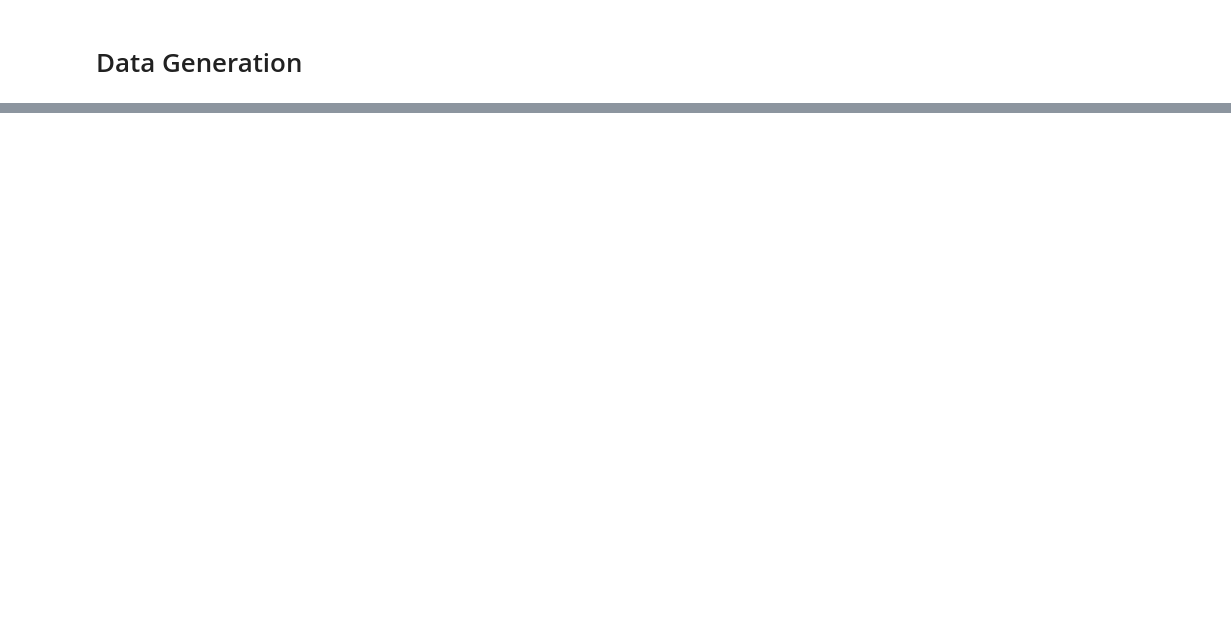
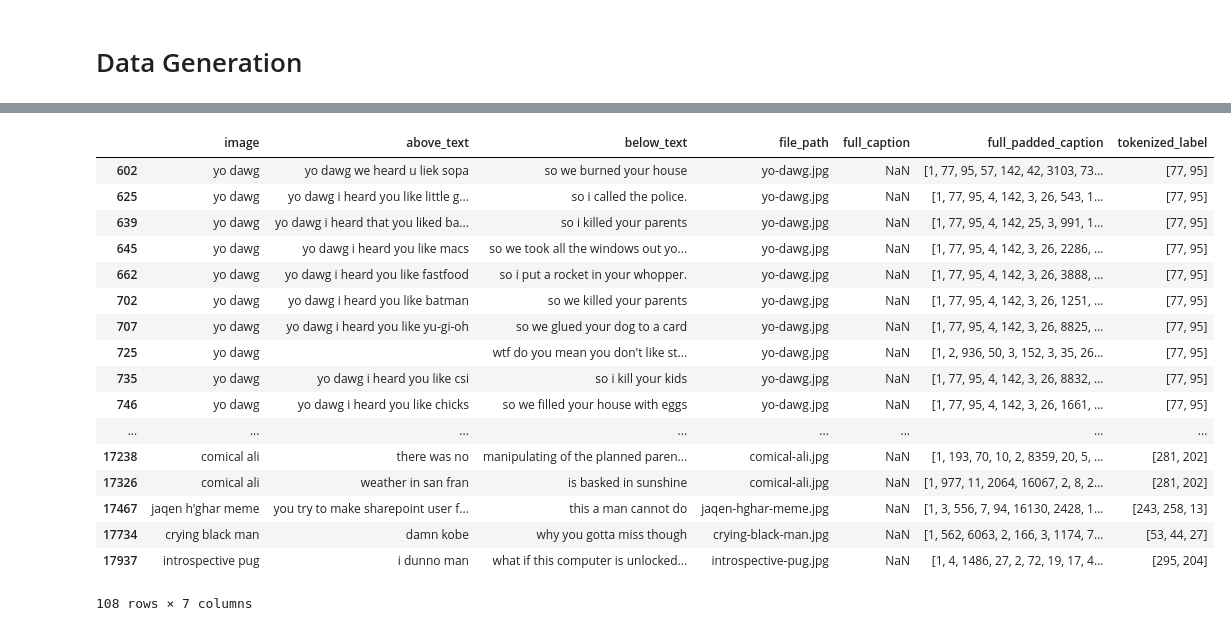
Before and after one commit to NicholasStern/E, a Jupyter notebook: nick/meme_model.ipynb, the cells around one changed output, grey strips where cells are left out. Cells and saved outputs as stored; diff of their text form; code cells hidden in the pictures; blank space fills up the shorter version.

```diff
--- a/nick/meme_model.ipynb
+++ b/nick/meme_model.ipynb
@@ -344,0 +373,21 @@ inference(meme_model, pred_image, im_label, idx2word, greedy=False)
+# %%
+captions.iloc[np.where(captions.full_caption.isna())[0]]
+# %% [output]
+|  | image | above_text | below_text | file_path | full_caption | full_padded_caption | tokenized_label |
+| 602 | yo dawg | yo dawg we heard u liek sopa | so we burned your house | yo-dawg.jpg | NaN | [1, 77, 95, 57, 142, 42, 3103, 73... | [77, 95] |
+| 625 | yo dawg | yo dawg i heard you like little g... | so i called the police. | yo-dawg.jpg | NaN | [1, 77, 95, 4, 142, 3, 26, 543, 1... | [77, 95] |
+| 639 | yo dawg | yo dawg i heard that you liked ba... | so i killed your parents | yo-dawg.jpg | NaN | [1, 77, 95, 4, 142, 25, 3, 991, 1... | [77, 95] |
+| 645 | yo dawg | yo dawg i heard you like macs | so we took all the windows out yo... | yo-dawg.jpg | NaN | [1, 77, 95, 4, 142, 3, 26, 2286, ... | [77, 95] |
+| 662 | yo dawg | yo dawg i heard you like fastfood | so i put a rocket in your whopper. | yo-dawg.jpg | NaN | [1, 77, 95, 4, 142, 3, 26, 3888, ... | [77, 95] |
+| 702 | yo dawg | yo dawg i heard you like batman | so we killed your parents | yo-dawg.jpg | NaN | [1, 77, 95, 4, 142, 3, 26, 1251, ... | [77, 95] |
+| 707 | yo dawg | yo dawg i heard you like yu-gi-oh | so we glued your dog to a card | yo-dawg.jpg | NaN | [1, 77, 95, 4, 142, 3, 26, 8825, ... | [77, 95] |
+| 725 | yo dawg |  | wtf do you mean you don't like st... | yo-dawg.jpg | NaN | [1, 2, 936, 50, 3, 152, 3, 35, 26... | [77, 95] |
+| 735 | yo dawg | yo dawg i heard you like csi | so i kill your kids | yo-dawg.jpg | NaN | [1, 77, 95, 4, 142, 3, 26, 8832, ... | [77, 95] |
+| 746 | yo dawg | yo dawg i heard you like chicks | so we filled your house with eggs | yo-dawg.jpg | NaN | [1, 77, 95, 4, 142, 3, 26, 1661, ... | [77, 95] |
+| ... | ... | ... | ... | ... | ... | ... | ... |
+| 17238 | comical ali | there was no | manipulating of the planned paren... | comical-ali.jpg | NaN | [1, 193, 70, 10, 2, 8359, 20, 5, ... | [281, 202] |
+| 17326 | comical ali | weather in san fran | is basked in sunshine | comical-ali.jpg | NaN | [1, 977, 11, 2064, 16067, 2, 8, 2... | [281, 202] |
+| 17467 | jaqen h'ghar meme | you try to make sharepoint user f... | this a man cannot do | jaqen-hghar-meme.jpg | NaN | [1, 3, 556, 7, 94, 16130, 2428, 1... | [243, 258, 13] |
+| 17734 | crying black man | damn kobe | why you gotta miss though | crying-black-man.jpg | NaN | [1, 562, 6063, 2, 166, 3, 1174, 7... | [53, 44, 27] |
+| 17937 | introspective pug | i dunno man | what if this computer is unlocked... | introspective-pug.jpg | NaN | [1, 4, 1486, 27, 2, 72, 19, 17, 4... | [295, 204] |
+108 rows × 7 columns
```
Also changed, not shown: parts of 12 cells of this notebook, 15 other files.
